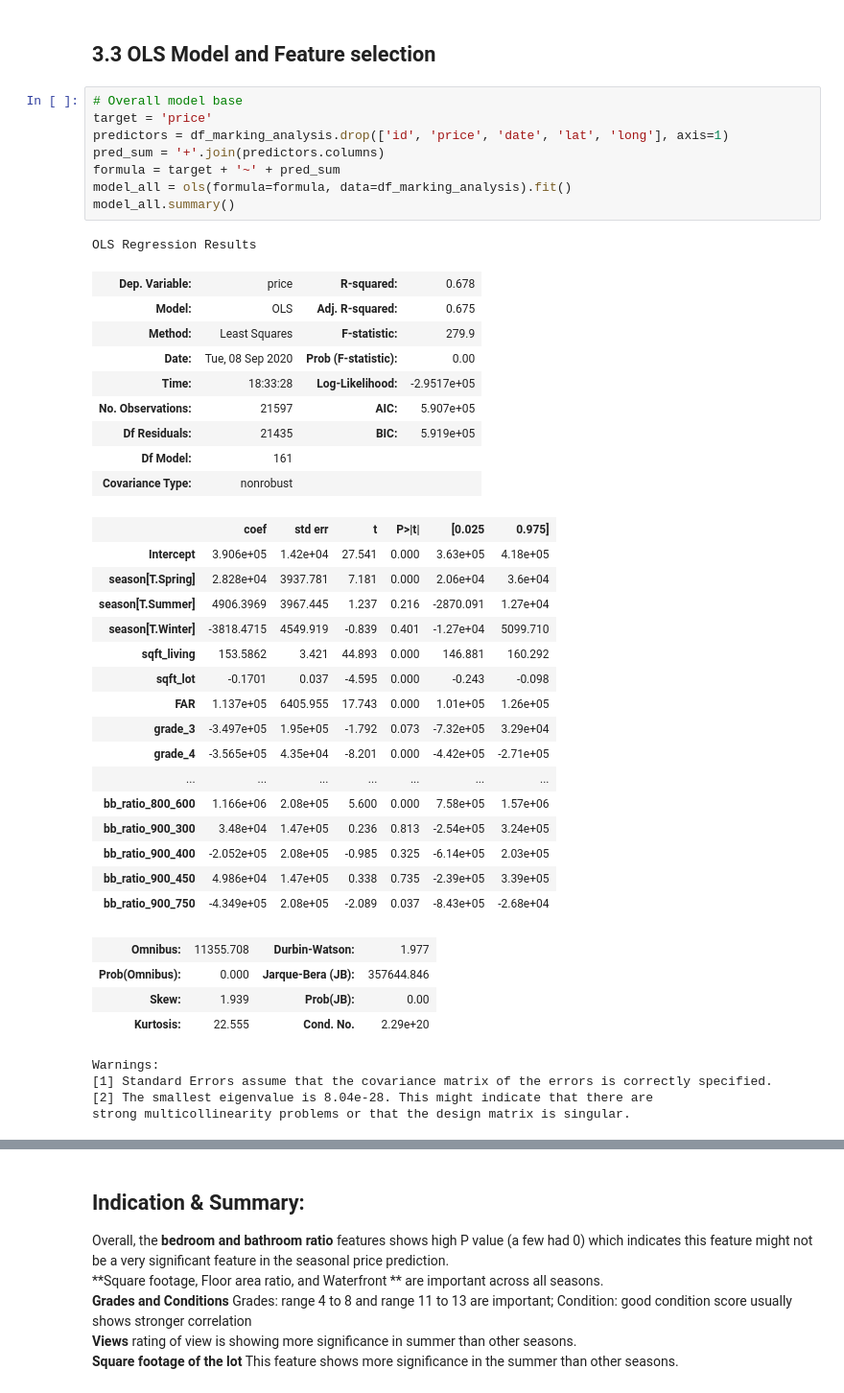
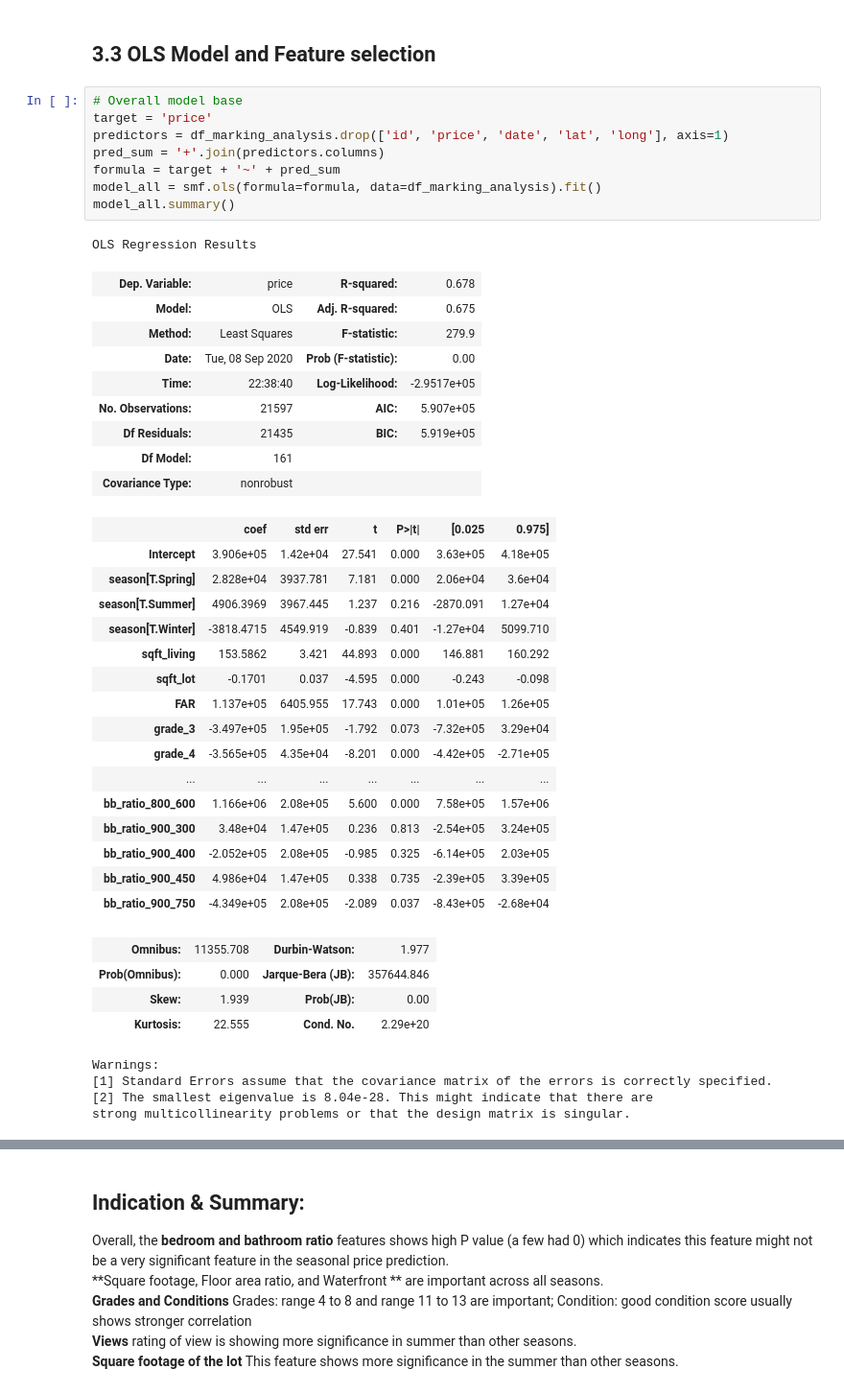
Before and after one commit to lavsz/Mod2_Kings_County_Housing_Price_Prediction, a Jupyter notebook: King's County_Housing Price Analysis.ipynb, the cells around one changed output, grey strips where cells are left out. Shown at 96% size. Drawn from its saved outputs; the diff is of its cells as text.

```diff
--- a/King's County_Housing Price Analysis.ipynb
+++ b/King's County_Housing Price Analysis.ipynb
@@ -768,18 +759,18 @@ plt.subplots_adjust(wspace= -0.1)
 # %%
 # Overall model base
 target = 'price'
 predictors = df_marking_analysis.drop(['id', 'price', 'date', 'lat', 'long'], axis=1)
 pred_sum = '+'.join(predictors.columns)
 formula = target + '~' + pred_sum
-model_all = ols(formula=formula, data=df_marking_analysis).fit()
+model_all = smf.ols(formula=formula, data=df_marking_analysis).fit()
 model_all.summary()
 # %% [output]
 OLS Regression Results
 | Dep. Variable: | price | R-squared: | 0.678 |
 | Model: | OLS | Adj. R-squared: | 0.675 |
 | Method: | Least Squares | F-statistic: | 279.9 |
 | Date: | Tue, 08 Sep 2020 | Prob (F-statistic): | 0.00 |
-| Time: | 18:33:28 | Log-Likelihood: | -2.9517e+05 |
+| Time: | 22:38:40 | Log-Likelihood: | -2.9517e+05 |
 | No. Observations: | 21597 | AIC: | 5.907e+05 |
 | Df Residuals: | 21435 | BIC: | 5.919e+05 |
 | Df Model: | 161 |  |  |
```
Also changed, not shown: parts of 21 cells of this notebook.
